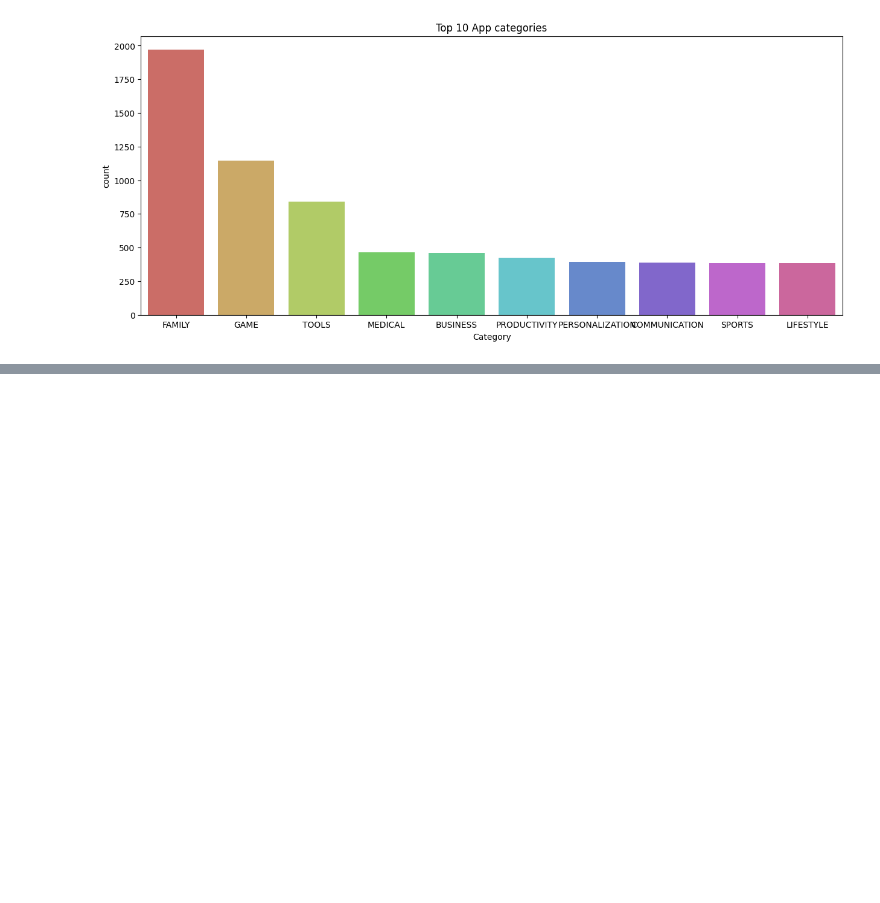
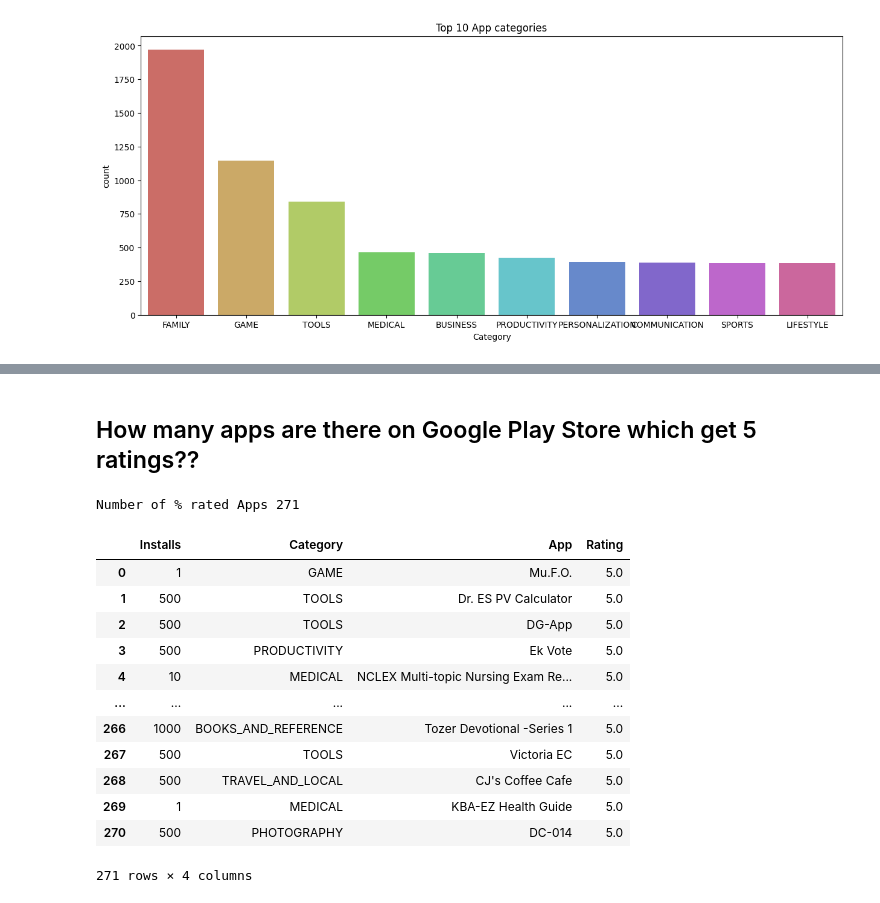
Before and after one commit to Abhinavexists/Feature_Engineering_and_EDA, a Jupyter notebook: Exploratory_data_analysis/Data_Cleaning.ipynb, the cells around one changed output, grey strips where cells are left out. Drawn from its saved outputs; the diff is of its cells as text; code cells hidden in the pictures; blank space fills up the shorter version.

```diff
--- a/Exploratory_data_analysis/Data_Cleaning.ipynb
+++ b/Exploratory_data_analysis/Data_Cleaning.ipynb
@@ -430,0 +487,23 @@ plt.show()
+# %% [markdown]
+## How many apps are there on Google Play Store which get 5 ratings??
+# %%
+df_rating = df_copy.groupby(['Installs' ,'Category' , 'App'])['Rating'].sum().sort_values(ascending=False).reset_index()
+
+top_rated_apps = df_rating[df_rating.Rating == 5.0]
+print("Number of % rated Apps" , top_rated_apps.shape[0])
+top_rated_apps
+# %% [output]
+Number of % rated Apps 271
+|  | Installs | Category | App | Rating |
+| 0 | 1 | GAME | Mu.F.O. | 5.0 |
+| 1 | 500 | TOOLS | Dr. ES PV Calculator | 5.0 |
+| 2 | 500 | TOOLS | DG-App | 5.0 |
+| 3 | 500 | PRODUCTIVITY | Ek Vote | 5.0 |
+| 4 | 10 | MEDICAL | NCLEX Multi-topic Nursing Exam Re... | 5.0 |
+| ... | ... | ... | ... | ... |
+| 266 | 1000 | BOOKS_AND_REFERENCE | Tozer Devotional -Series 1 | 5.0 |
+| 267 | 500 | TOOLS | Victoria EC | 5.0 |
+| 268 | 500 | TRAVEL_AND_LOCAL | CJ's Coffee Cafe | 5.0 |
+| 269 | 1 | MEDICAL | KBA-EZ Health Guide | 5.0 |
+| 270 | 500 | PHOTOGRAPHY | DC-014 | 5.0 |
+271 rows × 4 columns
```
Also changed, not shown: parts of 7 cells of this notebook.
